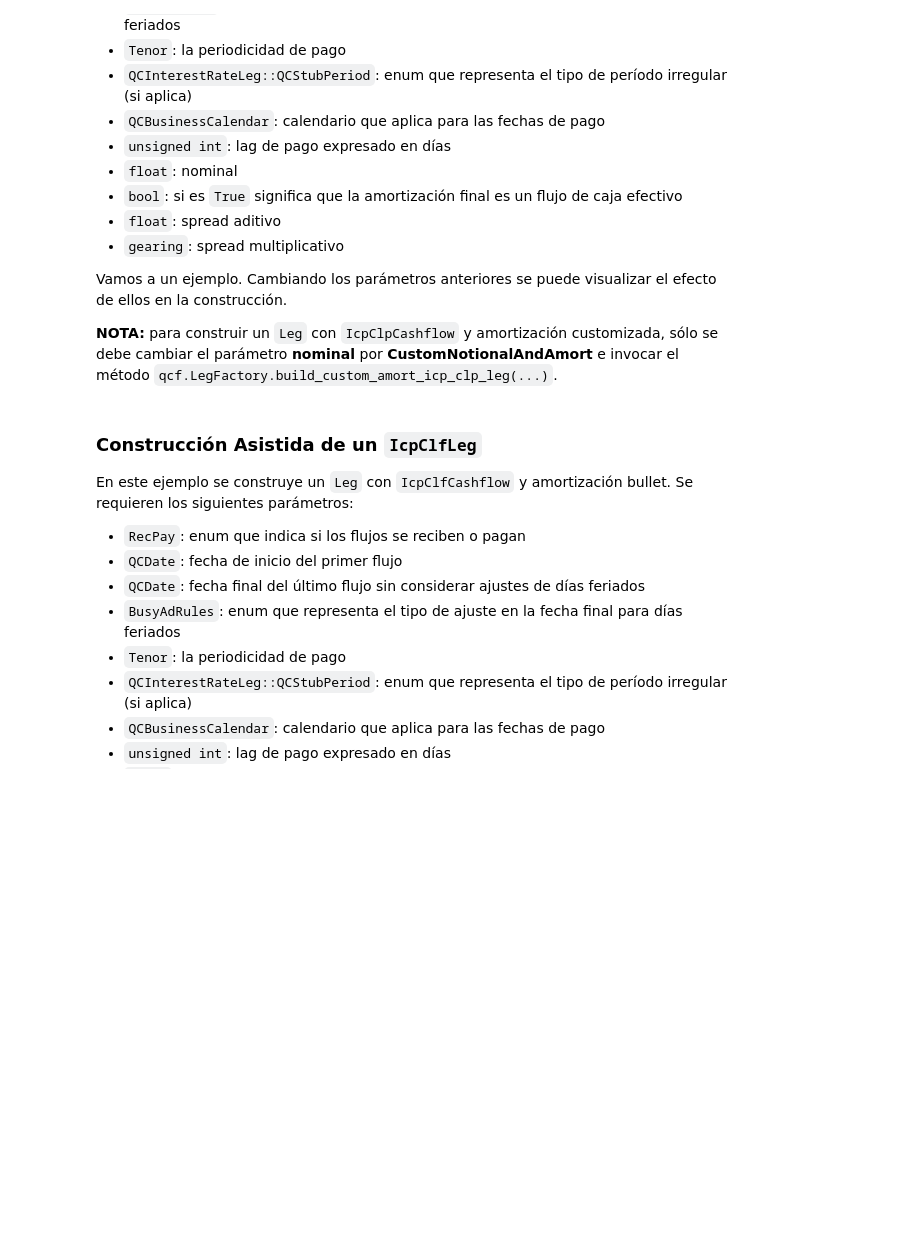
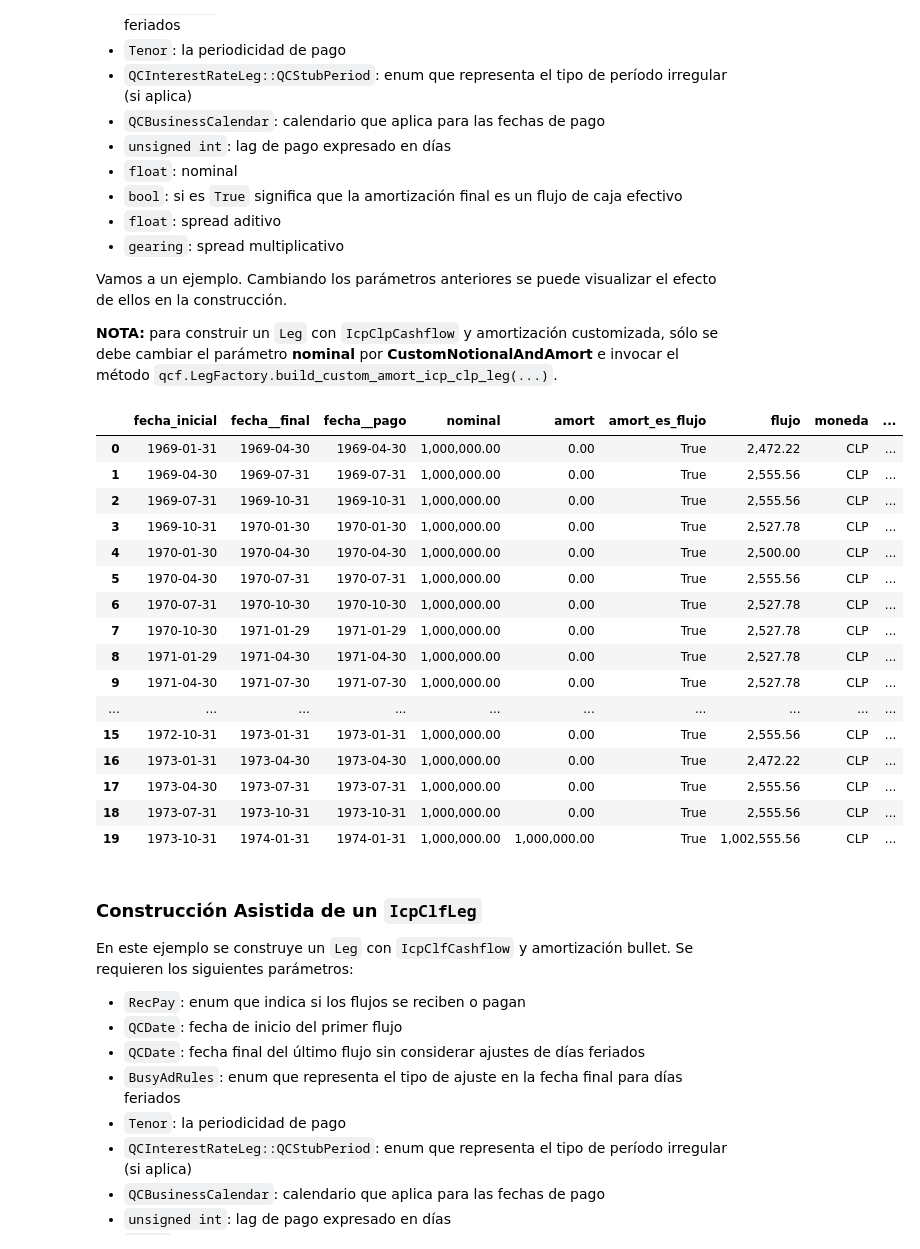
Before and after one commit to adiaz-efaa/mif-2019, a Jupyter notebook: Ejemplos_QC_Financial_2.ipynb, the cells around one changed output. Cells and saved outputs as stored; diff of their text form; code cells hidden in the pictures; blank space fills up the shorter version.

```diff
--- a/Ejemplos_QC_Financial_2.ipynb
+++ b/Ejemplos_QC_Financial_2.ipynb
@@ -207,7 +221,7 @@ moneda = qcf.QCCLF()
 es_bono = False
 # %%
 # Se da de alta el objeto
-fixed_rate_custom_leg = qcf.LegFactory.build_custom_amort_fixed_rate_leg(rp,
+fixed_rate_custom_leg = Qcf.LegFactory.build_custom_amort_fixed_rate_leg(rp,
                                                                          fecha_inicio,
                                                                          fecha_final,
                                                                          bus_adj_rule,
@@ -415,7 +463,7 @@ Se requieren los siguientes parámetros:
 
 Vamos a un ejemplo. Cambiando los parámetros anteriores se puede visualizar el efecto de ellos en la construcción.
 # %%
-ibor_mccy_leg = qcf.LegFactory.build_bullet_ibor_mccy_leg(rp, fecha_inicio, fecha_final, bus_adj_rule, periodicidad_pago,
+ibor_mccy_leg = Qcf.LegFactory.build_bullet_ibor_mccy_leg(rp, fecha_inicio, fecha_final, bus_adj_rule, periodicidad_pago,
                                                           periodo_irregular_pago, calendario, lag_pago,
                                                           periodicidad_fijacion, periodo_irregular_fijacion,
                                                           calendario, lag_de_fijacion, libor_usd_3m,
@@ -429,20 +499,3 @@ for i in range(0, ibor_mccy_leg.size()):
-# %%
-# Se define un list donde almacenar los resultados de la función show
-tabla = []
-for i in range(0, ibor_mccy_leg.size()):
-    ibor_mccy_leg.get_cashflow_at(i).set_fx_rate_index_value(10.0)
-    tabla.append(qcf.show(ibor_mccy_leg.get_cashflow_at(i)))
-
-# Se utiliza tabla para inicializar el Dataframe
-columnas = ['fecha_ini', 'fecha_fin', 'fecha_fix', 'fecha_pago',
-            'nominal', 'amort', 'interes', 'amort_es_flujo', 'flujo',
-            'moneda_nominal', 'codigo_indice_tasa', 'spread', 'gearing', 'valor_tasa', 'tipo_tasa',
-            'fecha_fijacion_fx', 'moneda_pago', 'codigo_indice_fx', 'valor_indice_fx',
-            'amort_moneda_pago', 'interes_moneda_pago']
-df = pd.DataFrame(tabla, columns=columnas)
-
-# Se despliega la data en este formato
-df
 # %% [markdown]
 ### Construcción Asistida de un `IcpClpLeg`
 En este ejemplo se construye un `Leg` con `IcpClpCashflow` y amortización bullet.
@@ -466,35 +519,53 @@ Vamos a un ejemplo. Cambiando los parámetros anteriores se puede visualizar el
 **NOTA:** para construir un `Leg` con `IcpClpCashflow` y amortización customizada, sólo se debe cambiar el parámetro **nominal** por **CustomNotionalAndAmort** e invocar el método `qcf.LegFactory.build_custom_amort_icp_clp_leg(...)`.
 # %%
 # Se da de alta los parámetros requeridos
-rp = qcf.RecPay.RECEIVE
-fecha_inicio = qcf.QCDate(31, 1, 1969)
-fecha_final = qcf.QCDate(31, 1, 1974)
-bus_adj_rule = qcf.BusyAdjRules.MODFOLLOW
-periodicidad_pago = qcf.Tenor('3M')
-periodo_irregular_pago = qcf.StubPeriod.NO
-calendario = qcf.BusinessCalendar(fecha_inicio, 20)
+rp = Qcf.RecPay.RECEIVE
+fecha_inicio = Qcf.QCDate(31, 1, 1969)
+fecha_final = Qcf.QCDate(31, 1, 1974)
+bus_adj_rule = Qcf.BusyAdjRules.MODFOLLOW
+periodicidad_pago = Qcf.Tenor('3M')
+periodo_irregular_pago = Qcf.StubPeriod.NO
+calendario = Qcf.BusinessCalendar(fecha_inicio, 20)
 lag_pago = 0
 nominal = 1000000.0
 amort_es_flujo = True
 spread = .01
 gearing = 1.0
 
-icp_clp_leg = qcf.LegFactory.build_bullet_icp_clp_leg(rp, fecha_inicio, fecha_final, bus_adj_rule, periodicidad_pago,
+icp_clp_leg = Qcf.LegFactory.build_bullet_icp_clp_leg(rp, fecha_inicio, fecha_final, bus_adj_rule, periodicidad_pago,
                                                      periodo_irregular_pago, calendario, lag_pago,
                                                      nominal, amort_es_flujo, spread, gearing)
 # %%
 # Se define un list donde almacenar los resultados de la función show
 tabla = []
 for i in range(0, icp_clp_leg.size()):
-    tabla.append(qcf.show(icp_clp_leg.get_cashflow_at(i)))
+    tabla.append(Qcf.show(icp_clp_leg.get_cashflow_at(i)))
 
 # Se utiliza tabla para inicializar el Dataframe
-columnas = ['fecha_ini', 'fecha_fin', 'fecha_pago', 'nominal', 'amort', 'amort_es_flujo', 'flujo',
+columnas = ['fecha_inicial', 'fecha__final', 'fecha__pago', 'nominal', 'amort', 'amort_es_flujo', 'flujo',
             'moneda', 'icp_inicial', 'icp_final', 'valor_tasa', 'interes', 'spread', 'gearing', 'tipo_tasa']
-df = pd.DataFrame(tabla, columns=columnas)
+df7 = pd.DataFrame(tabla, columns=columnas)
 
 # Se despliega la data en este formato
-df
+df7.style.format(format_dict)
+# %% [output]
+|  | fecha_inicial | fecha__final | fecha__pago | nominal | amort | amort_es_flujo | flujo | moneda | ... |
+| 0 | 1969-01-31 | 1969-04-30 | 1969-04-30 | 1,000,000.00 | 0.00 | True | 2,472.22 | CLP | ... |
+| 1 | 1969-04-30 | 1969-07-31 | 1969-07-31 | 1,000,000.00 | 0.00 | True | 2,555.56 | CLP | ... |
+| 2 | 1969-07-31 | 1969-10-31 | 1969-10-31 | 1,000,000.00 | 0.00 | True | 2,555.56 | CLP | ... |
+| 3 | 1969-10-31 | 1970-01-30 | 1970-01-30 | 1,000,000.00 | 0.00 | True | 2,527.78 | CLP | ... |
+| 4 | 1970-01-30 | 1970-04-30 | 1970-04-30 | 1,000,000.00 | 0.00 | True | 2,500.00 | CLP | ... |
+| 5 | 1970-04-30 | 1970-07-31 | 1970-07-31 | 1,000,000.00 | 0.00 | True | 2,555.56 | CLP | ... |
+| 6 | 1970-07-31 | 1970-10-30 | 1970-10-30 | 1,000,000.00 | 0.00 | True | 2,527.78 | CLP | ... |
+| 7 | 1970-10-30 | 1971-01-29 | 1971-01-29 | 1,000,000.00 | 0.00 | True | 2,527.78 | CLP | ... |
+| 8 | 1971-01-29 | 1971-04-30 | 1971-04-30 | 1,000,000.00 | 0.00 | True | 2,527.78 | CLP | ... |
+| 9 | 1971-04-30 | 1971-07-30 | 1971-07-30 | 1,000,000.00 | 0.00 | True | 2,527.78 | CLP | ... |
+| ... | ... | ... | ... | ... | ... | ... | ... | ... | ... |
+| 15 | 1972-10-31 | 1973-01-31 | 1973-01-31 | 1,000,000.00 | 0.00 | True | 2,555.56 | CLP | ... |
+| 16 | 1973-01-31 | 1973-04-30 | 1973-04-30 | 1,000,000.00 | 0.00 | True | 2,472.22 | CLP | ... |
+| 17 | 1973-04-30 | 1973-07-31 | 1973-07-31 | 1,000,000.00 | 0.00 | True | 2,555.56 | CLP | ... |
+| 18 | 1973-07-31 | 1973-10-31 | 1973-10-31 | 1,000,000.00 | 0.00 | True | 2,555.56 | CLP | ... |
+| 19 | 1973-10-31 | 1974-01-31 | 1974-01-31 | 1,000,000.00 | 1,000,000.00 | True | 1,002,555.56 | CLP | ... |
 # %% [markdown]
 ### Construcción Asistida de un `IcpClfLeg`
 En este ejemplo se construye un `Leg` con `IcpClfCashflow` y amortización bullet.
```
Also changed, not shown: parts of 24 cells of this notebook, 5 other files.
